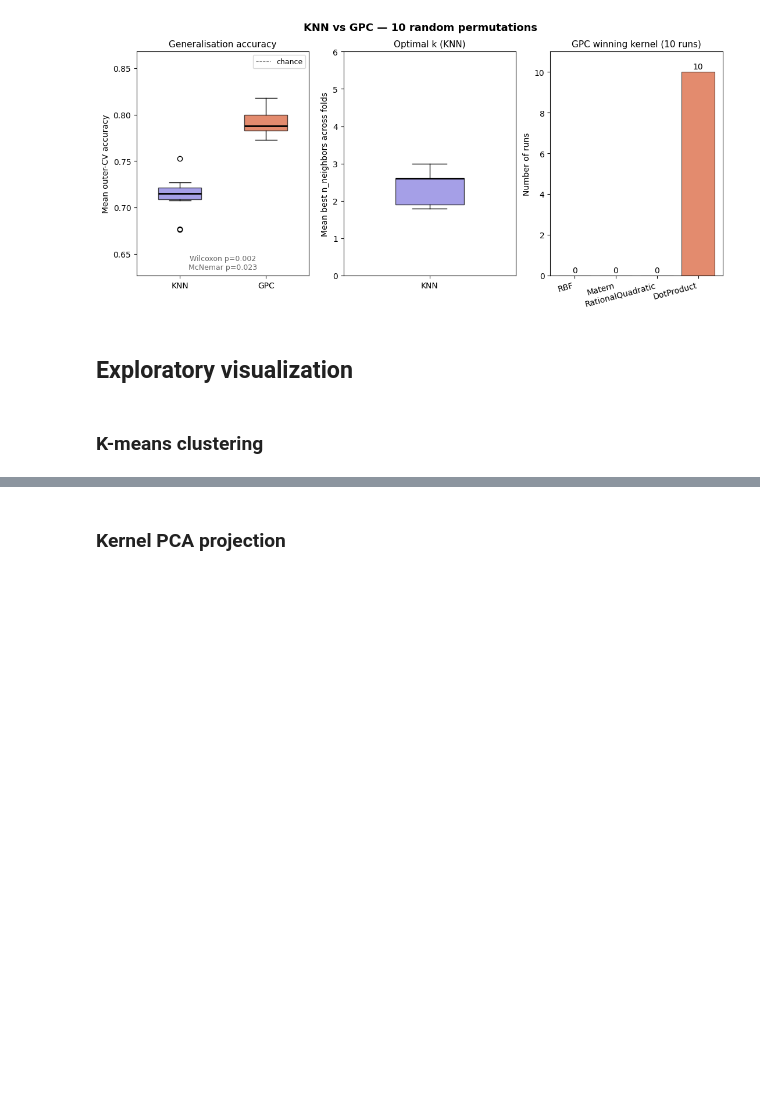
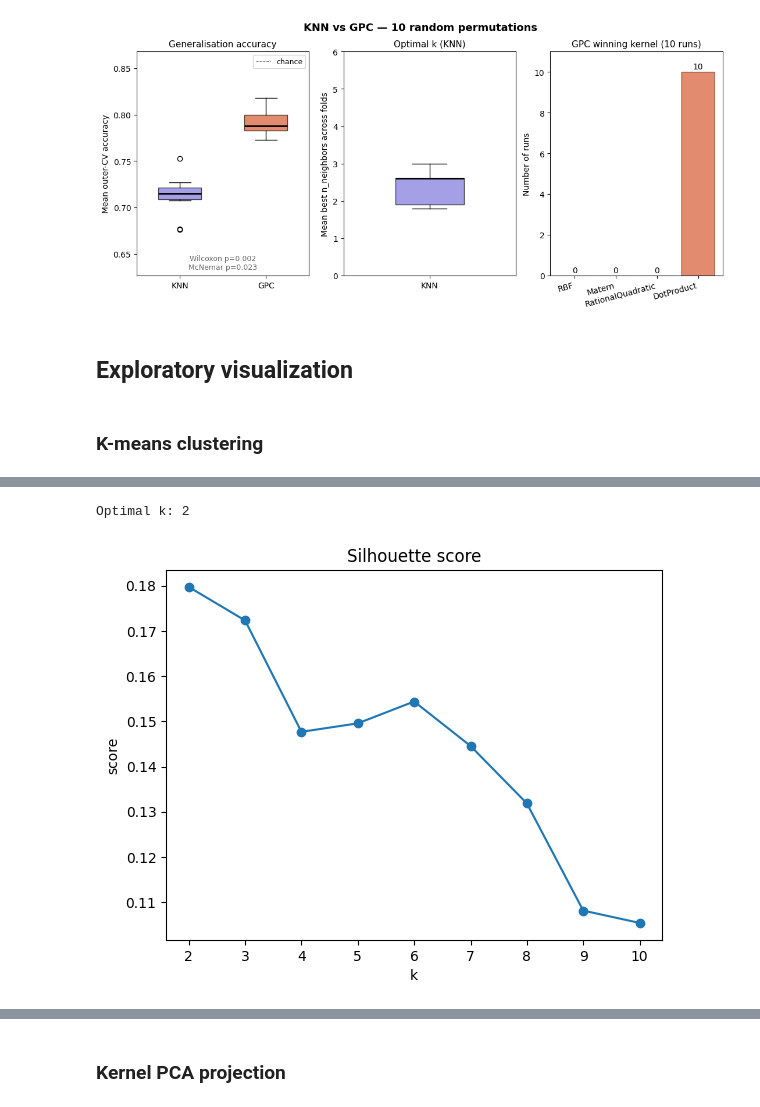
Before and after one commit to Mrt905/BC_Wisc_prognosis-ML, a Jupyter notebook: BC-Wisc_ML.ipynb, the cells around one changed output, grey strips where cells are left out. Drawn from its saved outputs; the diff is of its cells as text; code cells hidden in the pictures; blank space fills up the shorter version.

```diff
--- a/BC-Wisc_ML.ipynb
+++ b/BC-Wisc_ML.ipynb
@@ -342,0 +341,20 @@ ax.set_xticklabels(all_kernels, rotation=15, ha="right")
+# %%
+sil_scores = []
+k_range = range(2, 11)
+
+for k in k_range:
+    km = KMeans(n_clusters=k, n_init=10, random_state=42)
+    labels = km.fit_predict(Xt)
+    sil_scores.append(silhouette_score(Xt, labels))
+
+optimal_k = k_range[np.argmax(sil_scores)]
+print(f"Optimal k: {optimal_k}")
+
+plt.plot(k_range, sil_scores, marker='o')
+plt.xlabel('k')
+plt.ylabel('score')
+plt.title('Silhouette score')
+plt.show()
+# %% [output]
+Optimal k: 2
+[figure, added]
```
Also changed, not shown: parts of 11 cells of this notebook, 2 other files.
